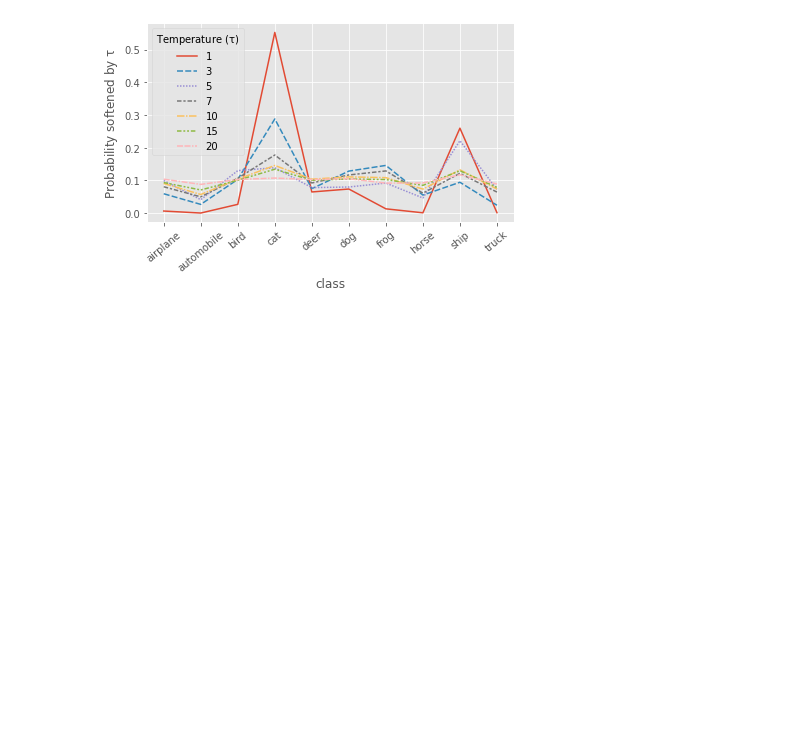
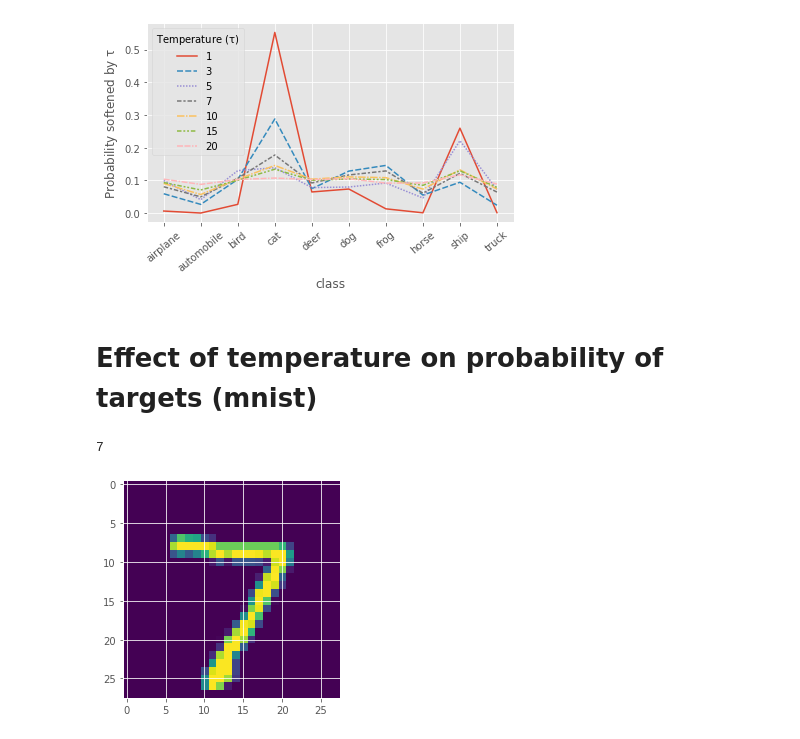
Before and after one commit to seanjparker/knowledge-distillation, a Jupyter notebook: notebooks/kd-analysis.ipynb, the cells around one changed output. Saved outputs shown, nothing was run; the diff lists cells and outputs as text; code cells hidden in the pictures; blank space fills up the shorter version.

```diff
--- a/notebooks/kd-analysis.ipynb
+++ b/notebooks/kd-analysis.ipynb
@@ -52,10 +61,10 @@ Files already downloaded and verified
 # Util Functions
 # %%
 class Student(nn.Module):
-    def __init__(self, temperature):
+    def __init__(self, temperature, in_dims=3):
         super(Student, self).__init__()
         self.temperature = temperature
-        self.cnn1 = nn.Conv2d(3, 32, kernel_size=(3, 3))
+        self.cnn1 = nn.Conv2d(in_dims, 32, kernel_size=(3, 3))
         self.bn1 = nn.BatchNorm2d(32)
         self.mp1 = nn.MaxPool2d(kernel_size=(2, 2))
         self.cnn2 = nn.Conv2d(32, 64, kernel_size=(3, 3))
@@ -77,8 +86,8 @@ class Student(nn.Module):
 
         return soft_target, hard_target, F.softmax(x / self.temperature, dim=1), F.softmax(x, dim=1)
 
-def create_student(temperature, device):
-    return Student(temperature).to(device)
+def create_student(temperature, device, in_dims=3):
+    return Student(temperature, in_dims).to(device)
 
 def calc_accuracy(model, device):
     correct = 0
@@ -202,3 +212,42 @@ plt.show()
 ax.get_figure().savefig('cat_test_plot.png', dpi=400)
 # %% [output]
 [figure]
+# %% [markdown]
+# Effect of temperature on probability of targets (mnist)
+# %%
+def create_student_mnist(temperature, device):
+    return nn.Sequential(
+        nn.Conv2d(1, 16, kernel_size=(3, 3)),
+        nn.ReLU(),
+        nn.MaxPool2d(kernel_size=(2, 2)),
+        nn.Conv2d(16, 32, kernel_size=(3, 3)),
+        nn.Flatten(),
+        nn.Linear(3872, 10),
+        SoftmaxT(temperature)
+    ).to(device)
+# %%
+student_model = create_student_mnist(1, torch_device)
+student_model.load_state_dict(torch.load('../models/student_mnist.pt', map_location=torch_device))
+student_model.eval()
+
+train, test = load_mnist()
+img, label = test.dataset[0]
+img = img.permute(1,2,0)
+print(label)
+plt.imshow(img)
+plt.savefig('mnist_test_img', dpi=400)
+
+results = []
+img, label = test.dataset[0]
+img = img.unsqueeze(0)
+for i in [1, 3, 5, 7, 10, 15, 20]:
+    student_model = create_student_mnist(i, torch_device)
+    student_model.load_state_dict(torch.load('../models/student_mnist.pt', map_location=torch_device))
+    student_model.eval()
+
+    with torch.no_grad():
+        out = student_model(img)
+        results.append((i, out.squeeze().numpy()))
+# %% [output]
+7
+[figure, added]
```
Also changed, not shown: parts of 4 cells of this notebook, 3 other files.
